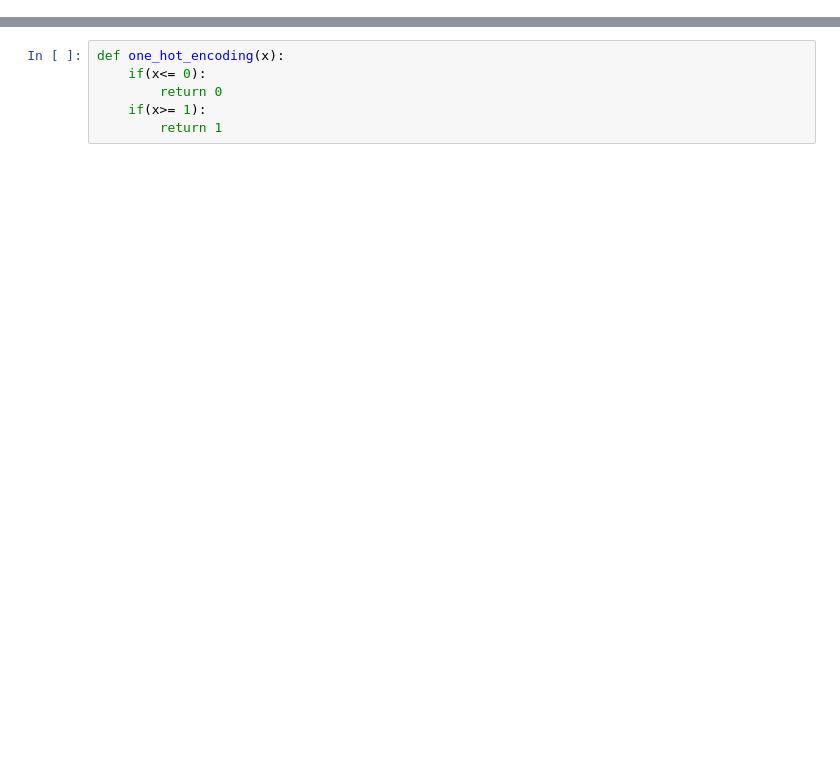
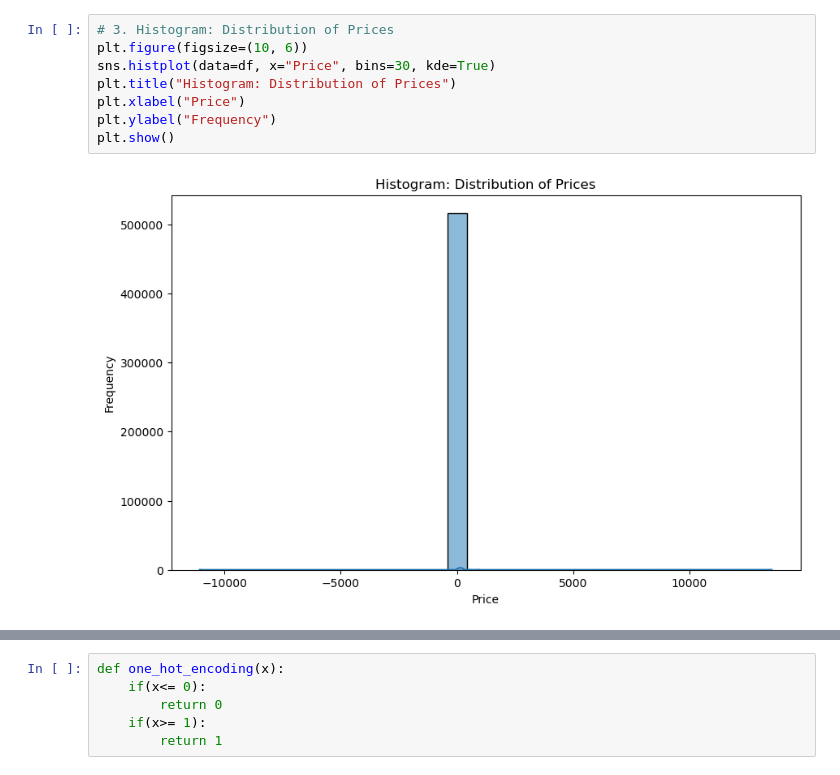
Before and after one commit to ribesh9/data-science, a Jupyter notebook: RibeshLab5.ipynb, the cells around one changed output, grey strips where cells are left out. Saved outputs shown, nothing was run; the diff lists cells and outputs as text; blank space fills up the shorter version.

```diff
--- a/RibeshLab5.ipynb
+++ b/RibeshLab5.ipynb
@@ -37 +167,11 @@ cust_data
+# %%
+# 3. Histogram: Distribution of Prices
+plt.figure(figsize=(10, 6))
+sns.histplot(data=df, x="Price", bins=30, kde=True)
+plt.title("Histogram: Distribution of Prices")
+plt.xlabel("Price")
+plt.ylabel("Frequency")
+plt.show()
+# %% [output]
+[figure, added]
 # %%
```
Also changed, not shown: parts of 20 cells of this notebook.
